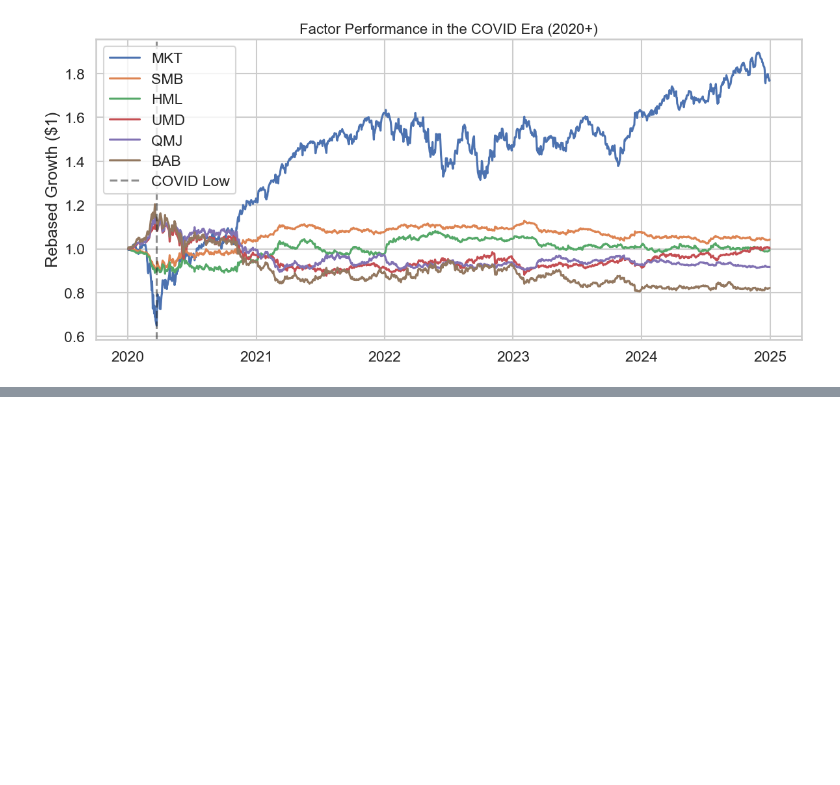
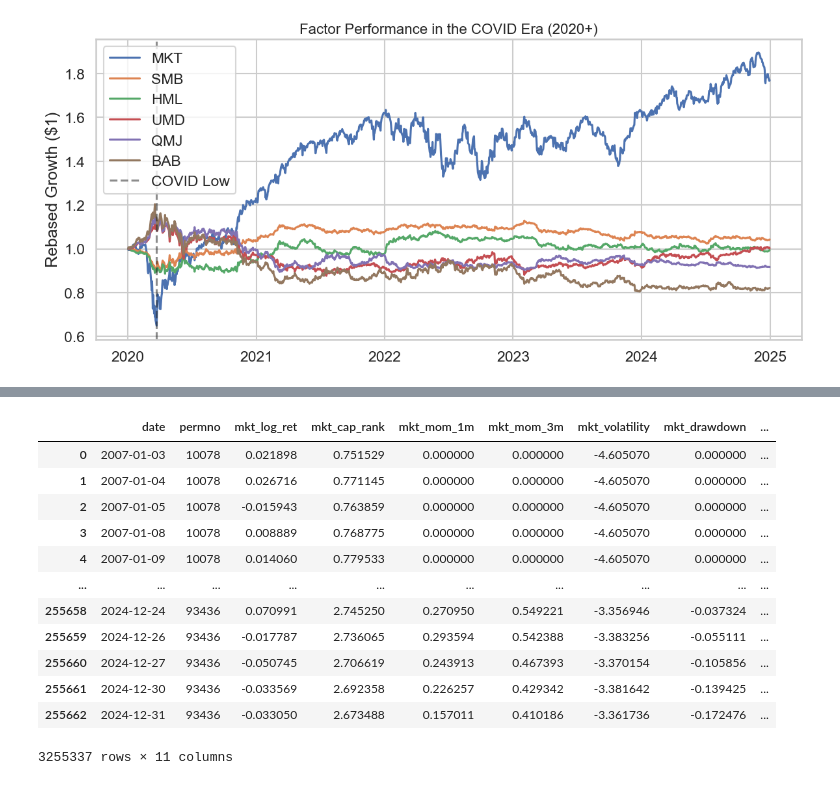
Before and after one commit to BRamesh02/Modality-aware-transformer, a Jupyter notebook: notebooks/test.ipynb, the cells around one changed output, grey strips where cells are left out. Saved outputs shown, nothing was run; the diff lists cells and outputs as text; code cells hidden in the pictures; blank space fills up the shorter version.

```diff
--- a/notebooks/test.ipynb
+++ b/notebooks/test.ipynb
@@ -238,0 +279,18 @@ Factors: ['MKT', 'SMB', 'HML', 'UMD', 'QMJ', 'BAB']
+# %%
+pd.read_parquet(
+    "/Users/audricsicard/Documents/VSCode/AML Project/Modality-aware-transformer/data/processed/features_market.parquet"
+)
+# %% [output]
+|  | date | permno | mkt_log_ret | mkt_cap_rank | mkt_mom_1m | mkt_mom_3m | mkt_volatility | mkt_drawdown | ... |
+| 0 | 2007-01-03 | 10078 | 0.021898 | 0.751529 | 0.000000 | 0.000000 | -4.605070 | 0.000000 | ... |
+| 1 | 2007-01-04 | 10078 | 0.026716 | 0.771145 | 0.000000 | 0.000000 | -4.605070 | 0.000000 | ... |
+| 2 | 2007-01-05 | 10078 | -0.015943 | 0.763859 | 0.000000 | 0.000000 | -4.605070 | 0.000000 | ... |
+| 3 | 2007-01-08 | 10078 | 0.008889 | 0.768775 | 0.000000 | 0.000000 | -4.605070 | 0.000000 | ... |
+| 4 | 2007-01-09 | 10078 | 0.014060 | 0.779533 | 0.000000 | 0.000000 | -4.605070 | 0.000000 | ... |
+| ... | ... | ... | ... | ... | ... | ... | ... | ... | ... |
+| 255658 | 2024-12-24 | 93436 | 0.070991 | 2.745250 | 0.270950 | 0.549221 | -3.356946 | -0.037324 | ... |
+| 255659 | 2024-12-26 | 93436 | -0.017787 | 2.736065 | 0.293594 | 0.542388 | -3.383256 | -0.055111 | ... |
+| 255660 | 2024-12-27 | 93436 | -0.050745 | 2.706619 | 0.243913 | 0.467393 | -3.370154 | -0.105856 | ... |
+| 255661 | 2024-12-30 | 93436 | -0.033569 | 2.692358 | 0.226257 | 0.429342 | -3.381642 | -0.139425 | ... |
+| 255662 | 2024-12-31 | 93436 | -0.033050 | 2.673488 | 0.157011 | 0.410186 | -3.361736 | -0.172476 | ... |
+3255337 rows × 11 columns
```
Also changed, not shown: parts of 5 cells of this notebook, 13 other files.
